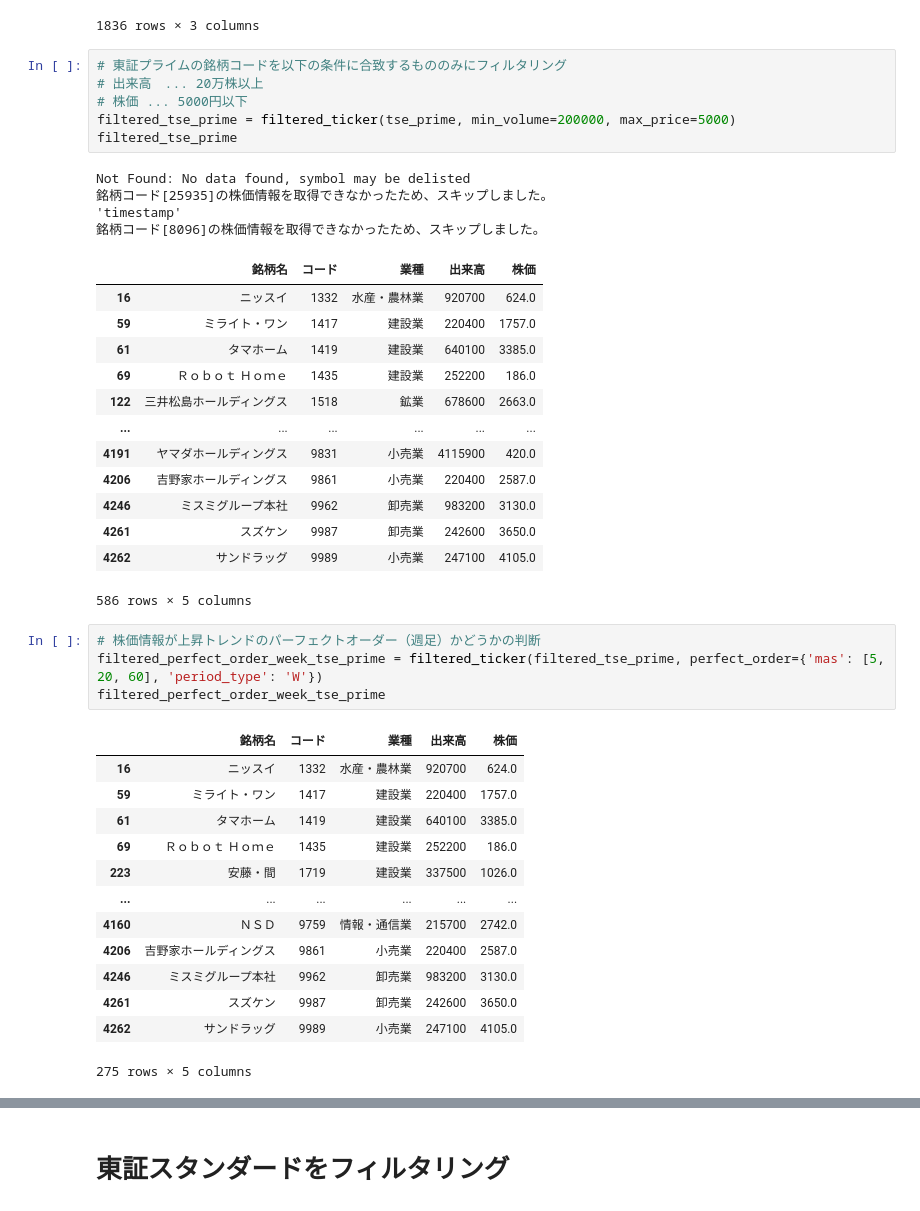
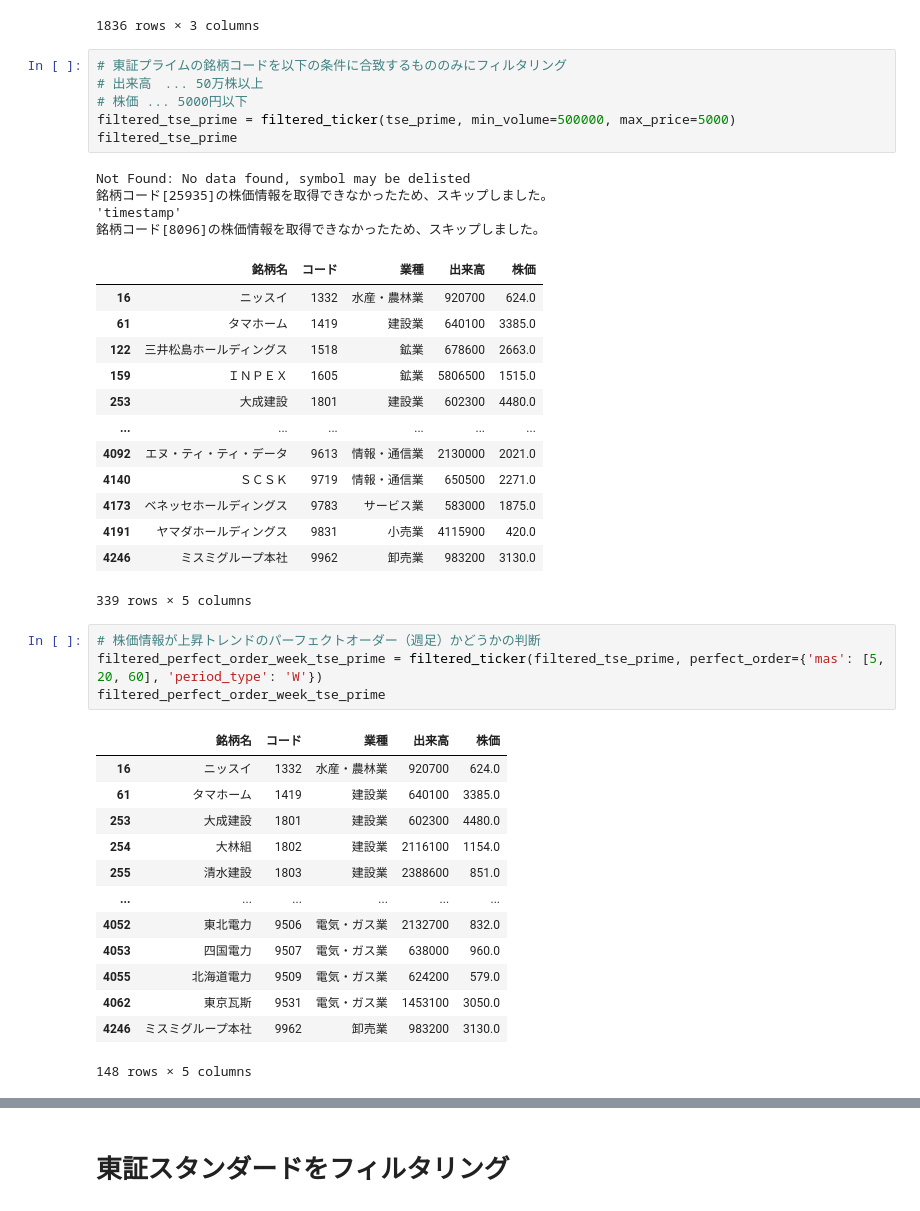
Before and after one commit to hirokimituya/stock-price-analysis, a Jupyter notebook: technical_analysis/銘柄選定関数.ipynb, the cells around one changed output, grey strips where cells are left out. Saved outputs shown, nothing was run; the diff lists cells and outputs as text.

```diff
--- a/technical_analysis/銘柄選定関数.ipynb
+++ b/technical_analysis/銘柄選定関数.ipynb
@@ -466,28 +448,28 @@ tse_prime
 1836 rows × 3 columns
 # %%
 # 東証プライムの銘柄コードを以下の条件に合致するもののみにフィルタリング
-# 出来高　... 20万株以上
+# 出来高　... 50万株以上
 # 株価 ... 5000円以下
-filtered_tse_prime = filtered_ticker(tse_prime, min_volume=200000, max_price=5000)
+filtered_tse_prime = filtered_ticker(tse_prime, min_volume=500000, max_price=5000)
 filtered_tse_prime
 # %% [output]
 Not Found: No data found, symbol may be delisted
 銘柄コード[25935]の株価情報を取得できなかったため、スキップしました。
 'timestamp'
 銘柄コード[8096]の株価情報を取得できなかったため、スキップしました。
 |  | 銘柄名 | コード | 業種 | 出来高 | 株価 |
 | 16 | ニッスイ | 1332 | 水産・農林業 | 920700 | 624.0 |
-| 59 | ミライト・ワン | 1417 | 建設業 | 220400 | 1757.0 |
 | 61 | タマホーム | 1419 | 建設業 | 640100 | 3385.0 |
-| 69 | Ｒｏｂｏｔ Ｈｏｍｅ | 1435 | 建設業 | 252200 | 186.0 |
 | 122 | 三井松島ホールディングス | 1518 | 鉱業 | 678600 | 2663.0 |
+| 159 | ＩＮＰＥＸ | 1605 | 鉱業 | 5806500 | 1515.0 |
+| 253 | 大成建設 | 1801 | 建設業 | 602300 | 4480.0 |
 | ... | ... | ... | ... | ... | ... |
+| 4092 | エヌ・ティ・ティ・データ | 9613 | 情報・通信業 | 2130000 | 2021.0 |
+| 4140 | ＳＣＳＫ | 9719 | 情報・通信業 | 650500 | 2271.0 |
+| 4173 | ベネッセホールディングス | 9783 | サービス業 | 583000 | 1875.0 |
 | 4191 | ヤマダホールディングス | 9831 | 小売業 | 4115900 | 420.0 |
-| 4206 | 吉野家ホールディングス | 9861 | 小売業 | 220400 | 2587.0 |
 | 4246 | ミスミグループ本社 | 9962 | 卸売業 | 983200 | 3130.0 |
-| 4261 | スズケン | 9987 | 卸売業 | 242600 | 3650.0 |
-| 4262 | サンドラッグ | 9989 | 小売業 | 247100 | 4105.0 |
-586 rows × 5 columns
+339 rows × 5 columns
 # %%
 # 株価情報が上昇トレンドのパーフェクトオーダー（週足）かどうかの判断
 filtered_perfect_order_week_tse_prime = filtered_ticker(filtered_tse_prime, perfect_order={'mas': [5, 20, 60], 'period_type': 'W'})
@@ -495,17 +477,17 @@ filtered_perfect_order_week_tse_prime
 # %% [output]
 |  | 銘柄名 | コード | 業種 | 出来高 | 株価 |
 | 16 | ニッスイ | 1332 | 水産・農林業 | 920700 | 624.0 |
-| 59 | ミライト・ワン | 1417 | 建設業 | 220400 | 1757.0 |
 | 61 | タマホーム | 1419 | 建設業 | 640100 | 3385.0 |
-| 69 | Ｒｏｂｏｔ Ｈｏｍｅ | 1435 | 建設業 | 252200 | 186.0 |
-| 223 | 安藤・間 | 1719 | 建設業 | 337500 | 1026.0 |
+| 253 | 大成建設 | 1801 | 建設業 | 602300 | 4480.0 |
+| 254 | 大林組 | 1802 | 建設業 | 2116100 | 1154.0 |
+| 255 | 清水建設 | 1803 | 建設業 | 2388600 | 851.0 |
 | ... | ... | ... | ... | ... | ... |
-| 4160 | ＮＳＤ | 9759 | 情報・通信業 | 215700 | 2742.0 |
-| 4206 | 吉野家ホールディングス | 9861 | 小売業 | 220400 | 2587.0 |
+| 4052 | 東北電力 | 9506 | 電気・ガス業 | 2132700 | 832.0 |
+| 4053 | 四国電力 | 9507 | 電気・ガス業 | 638000 | 960.0 |
+| 4055 | 北海道電力 | 9509 | 電気・ガス業 | 624200 | 579.0 |
+| 4062 | 東京瓦斯 | 9531 | 電気・ガス業 | 1453100 | 3050.0 |
 | 4246 | ミスミグループ本社 | 9962 | 卸売業 | 983200 | 3130.0 |
-| 4261 | スズケン | 9987 | 卸売業 | 242600 | 3650.0 |
-| 4262 | サンドラッグ | 9989 | 小売業 | 247100 | 4105.0 |
-275 rows × 5 columns
+148 rows × 5 columns
 # %%
 # 株価情報が上昇トレンドのパーフェクトオーダー（日足）かどうかの判断
 filtered_perfect_order_week_day_tse_prime = filtered_ticker(filtered_perfect_order_week_tse_prime,  perfect_order={'mas': [5, 20, 60]})
```
Also changed, not shown: parts of 6 cells of this notebook.
